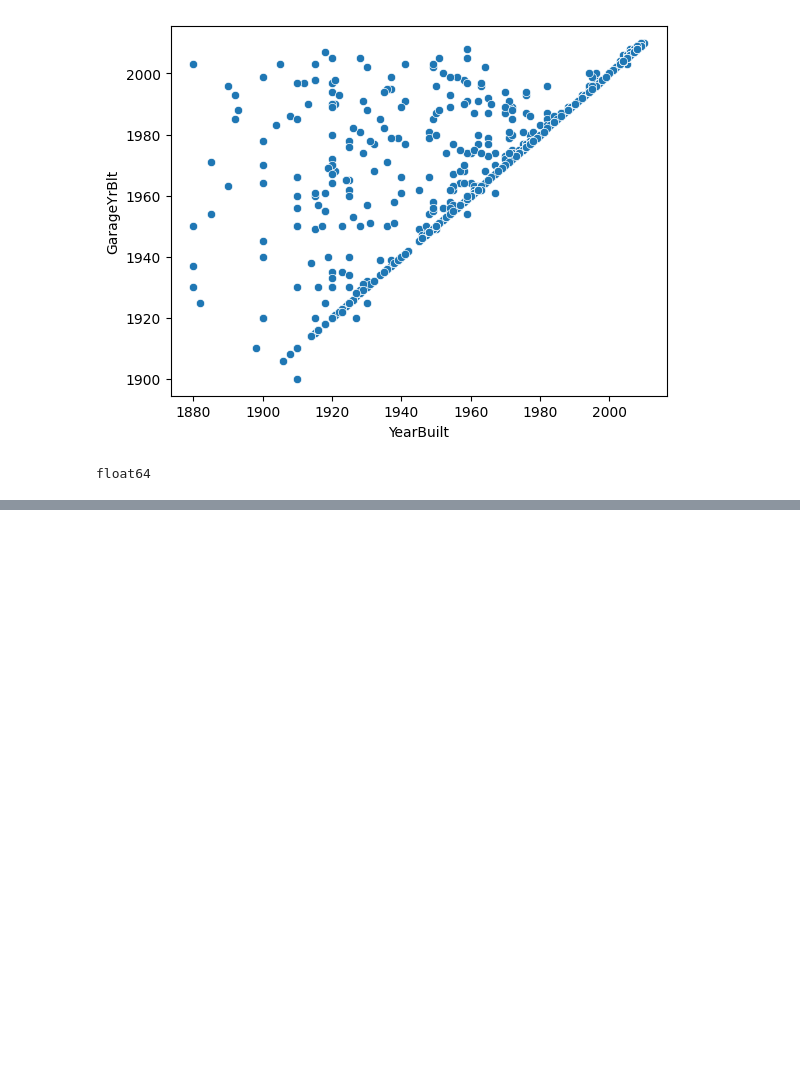
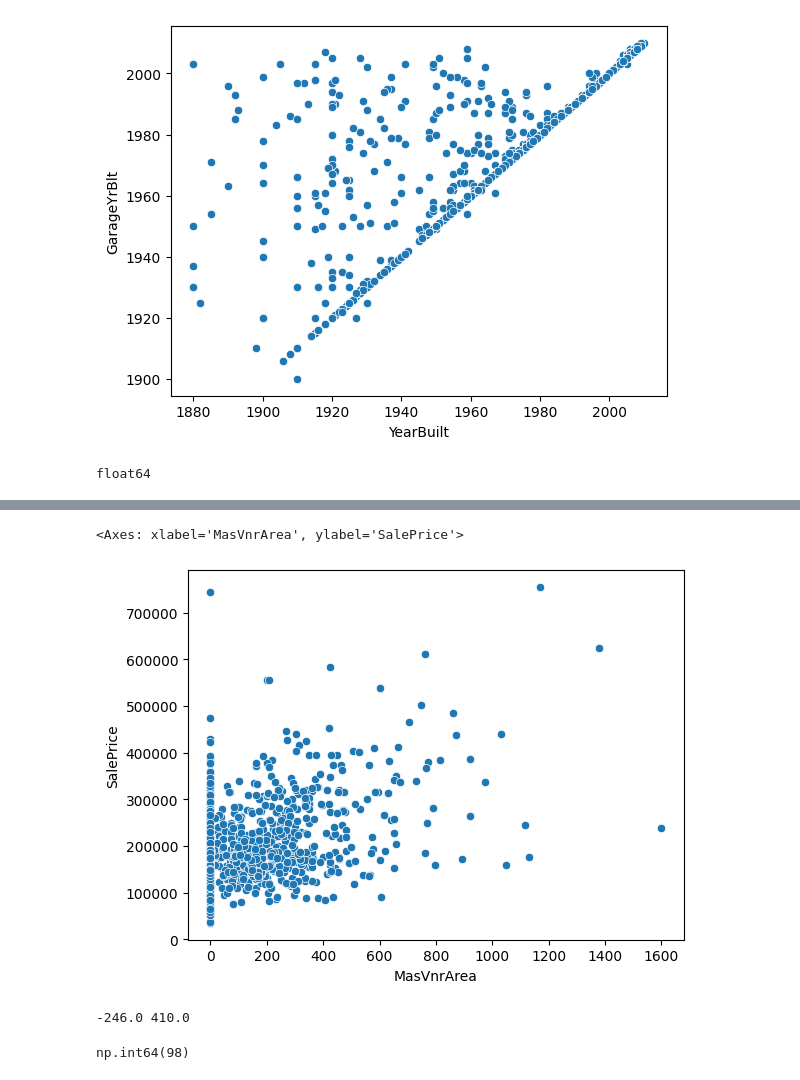
Before and after one commit to antoine-guibert/house_prices, a Jupyter notebook: exploration_donnees.ipynb, the cells around one changed output, grey strips where cells are left out. Cells and saved outputs as stored; diff of their text form; code cells hidden in the pictures; blank space fills up the shorter version.

```diff
--- a/exploration_donnees.ipynb
+++ b/exploration_donnees.ipynb
@@ -285,0 +388,5 @@ Length: 77, dtype: int64
+# %%
+sns.scatterplot(data=train_data, x='MasVnrArea', y='SalePrice')
+# %% [output]
+<Axes: xlabel='MasVnrArea', ylabel='SalePrice'>
+[figure, added]
@@ -285,0 +395,12 @@ Length: 77, dtype: int64
+# %%
+iqr=np.quantile(train_data.MasVnrArea, q=[0.25, 0.75])
+limite_basse=iqr[0]-1.5*(iqr[1]-iqr[0])
+limite_haute=iqr[1]+1.5*(iqr[1]-iqr[0])
+print(limite_basse, limite_haute)
+# %% [output]
+-246.0 410.0
+# %%
+# on vérifie combien de lignes la méthode des quantiles supprimerait
+train_data[(train_data['MasVnrArea']>limite_haute)].value_counts().sum()
+# %% [output]
+np.int64(98)
```
Also changed, not shown: parts of 17 cells of this notebook.
